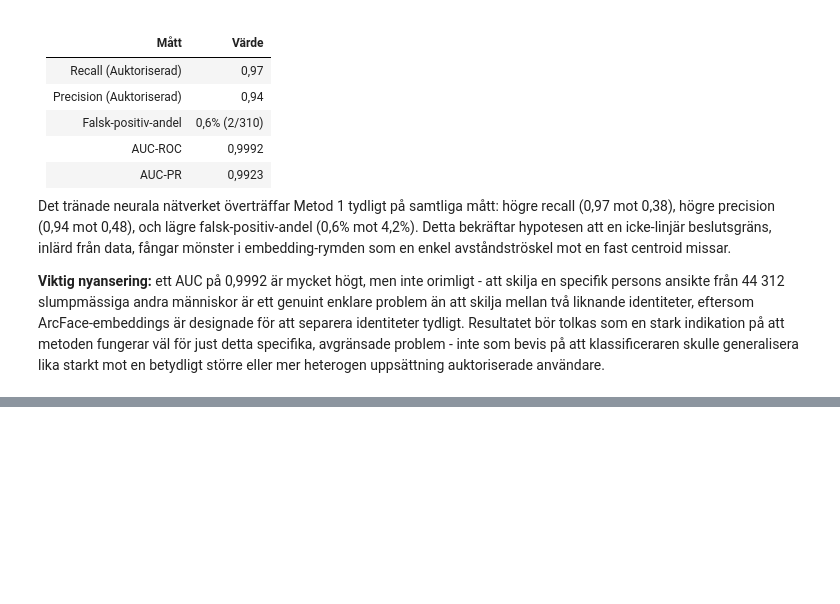
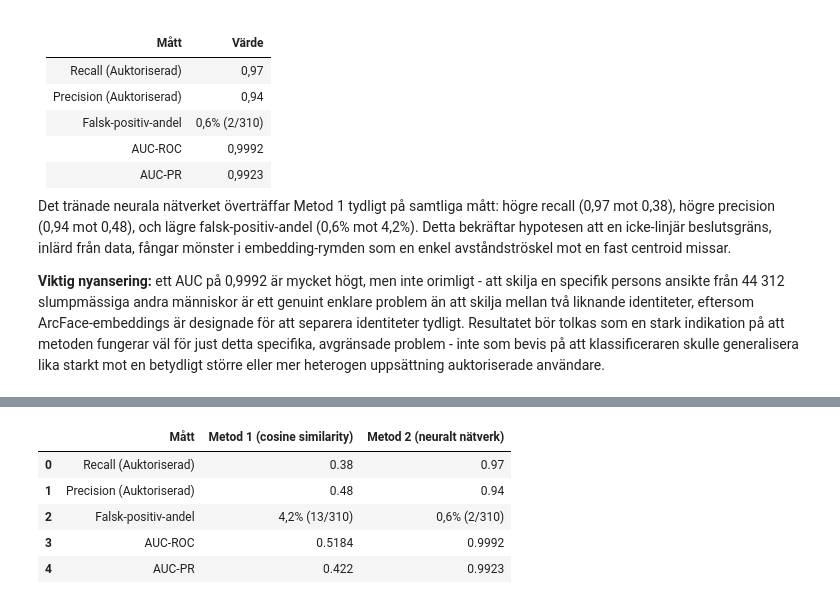
Before and after one commit to nicklasskoglund/biometric-access-terminal, a Jupyter notebook: notebooks/04_supervised_classification.ipynb, the cells around one changed output, grey strips where cells are left out. Drawn from its saved outputs; the diff is of its cells as text; code cells hidden in the pictures; blank space fills up the shorter version.

Commit message:
feat: add method comparison and final summary for notebook 04

```diff
--- a/notebooks/04_supervised_classification.ipynb
+++ b/notebooks/04_supervised_classification.ipynb
@@ -880,0 +887,14 @@ betydligt större eller mer heterogen uppsättning auktoriserade användare.
+# %%
+comparison_df = pd.DataFrame({
+    "Mått": ["Recall (Auktoriserad)", "Precision (Auktoriserad)", "Falsk-positiv-andel", "AUC-ROC", "AUC-PR"],
+    "Metod 1 (cosine similarity)": [0.38, 0.48, "4,2% (13/310)", 0.5184, 0.4220],
+    "Metod 2 (neuralt nätverk)": [0.97, 0.94, "0,6% (2/310)", 0.9992, 0.9923],
+})
+comparison_df
+# %% [output]
+|  | Mått | Metod 1 (cosine similarity) | Metod 2 (neuralt nätverk) |
+| 0 | Recall (Auktoriserad) | 0.38 | 0.97 |
+| 1 | Precision (Auktoriserad) | 0.48 | 0.94 |
+| 2 | Falsk-positiv-andel | 4,2% (13/310) | 0,6% (2/310) |
+| 3 | AUC-ROC | 0.5184 | 0.9992 |
+| 4 | AUC-PR | 0.422 | 0.9923 |
```
Also changed, not shown: parts of 2 cells of this notebook.
